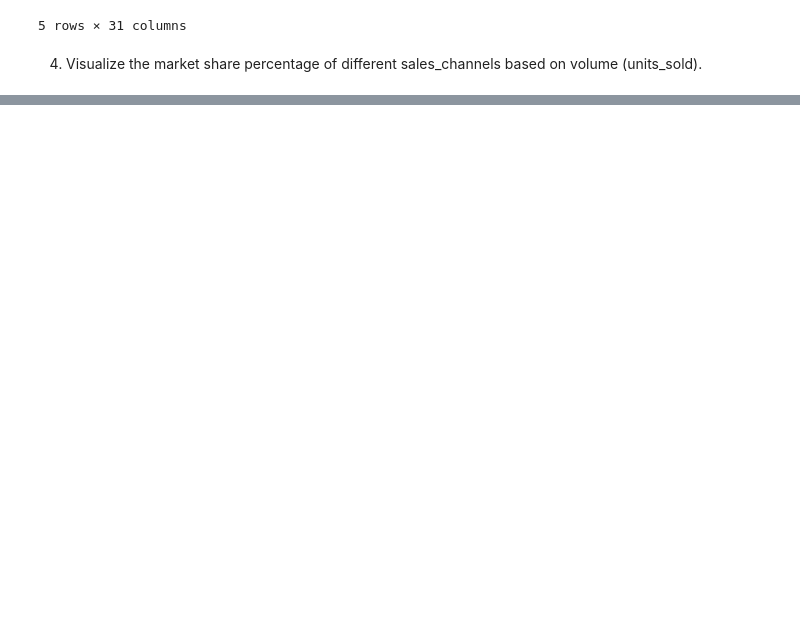
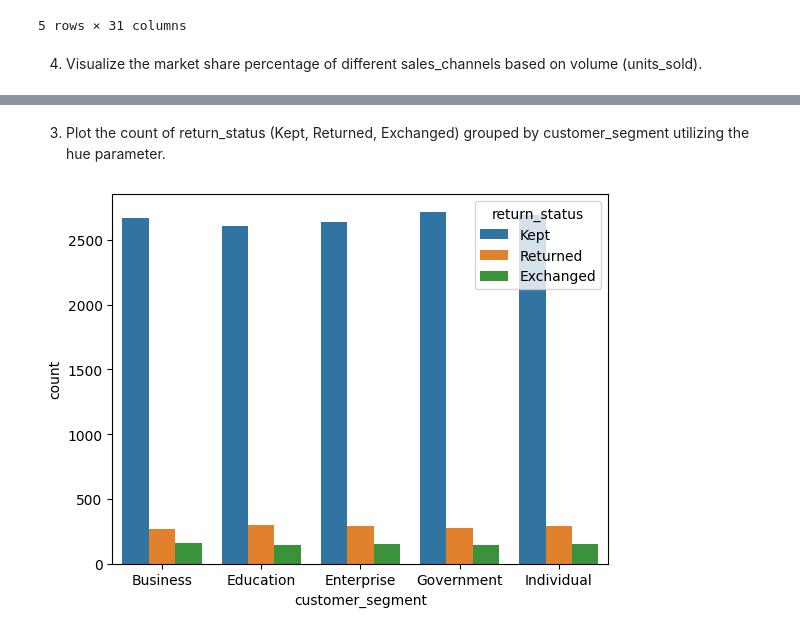
Before and after one commit to nishant8105/Python-Project, a Jupyter notebook: samsung/main.ipynb, the cells around one changed output, grey strips where cells are left out. Saved outputs shown, nothing was run; the diff lists cells and outputs as text; code cells hidden in the pictures; blank space fills up the shorter version.

```diff
--- a/samsung/main.ipynb
+++ b/samsung/main.ipynb
@@ -423,0 +438,6 @@ plt.show
+# %% [markdown]
+3. Plot the count of return_status (Kept, Returned, Exchanged) grouped by customer_segment utilizing the hue parameter.
+# %%
+sns.countplot(data=df, x='customer_segment', hue='return_status'); plt.show()
+# %% [output]
+[figure, added]
```
Also changed, not shown: parts of 11 cells of this notebook.
